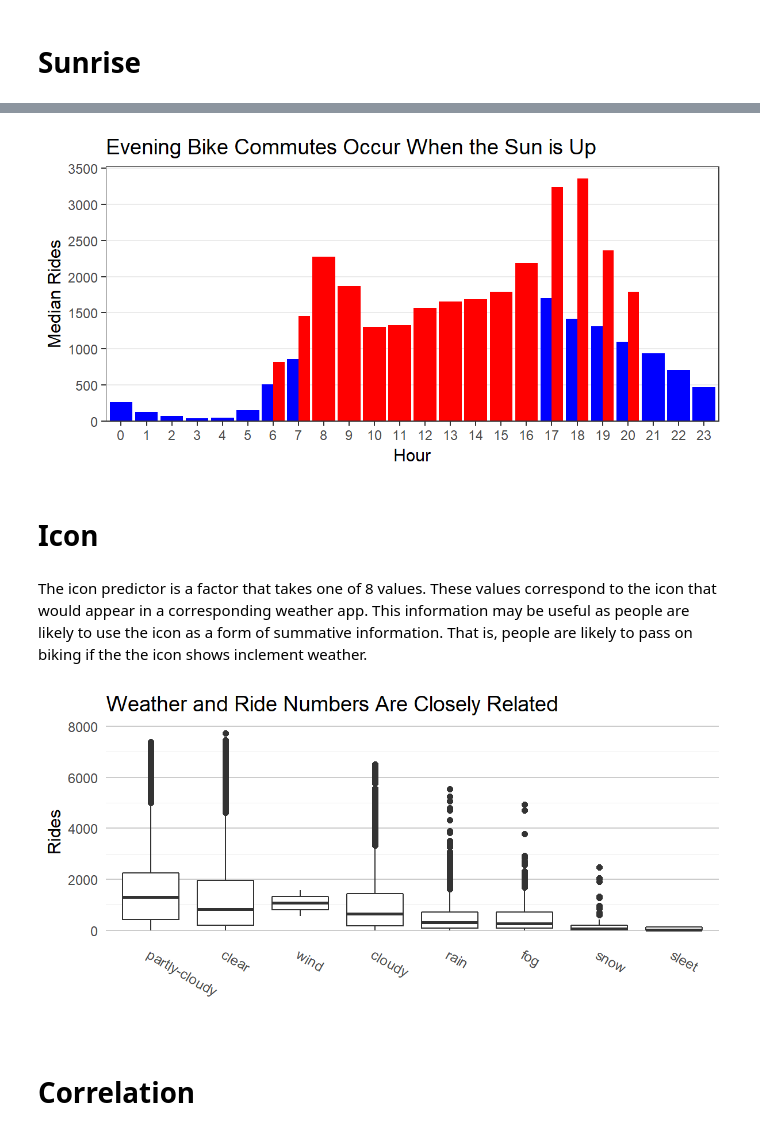
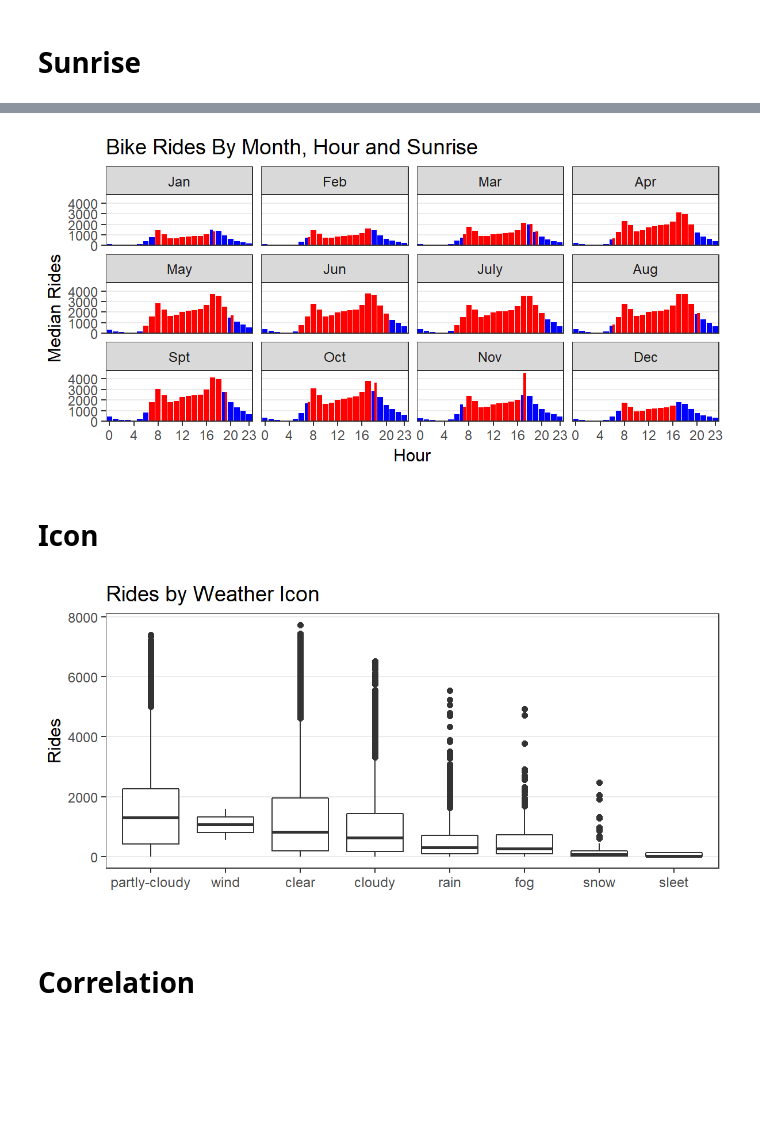
Before and after one commit to brian-w-projects/Citibike-Capstone-Project, a Jupyter notebook: eda/eda_fiddle.ipynb, the cells around one changed output, grey strips where cells are left out. Cells and saved outputs as stored; diff of their text form; code cells hidden in the pictures; blank space fills up the shorter version.

```diff
--- a/eda/eda_fiddle.ipynb
+++ b/eda/eda_fiddle.ipynb
@@ -243,42 +225,58 @@ The plot clearly shows that the evening commute bump only occurs when the sun is
 # %%
 %%R -i train -w 6 -h 3 --units in -r 200
+
+facets <- list(
+    '1'='Jan',
+    '2'='Feb',
+    '3'='Mar',
+    '4'='Apr',
+    '5'='May',
+    '6'='Jun',
+    '7'='July',
+    '8'='Aug',
+    '9'='Spt',
+    '10'='Oct',
+    '11'='Nov',
+    '12'='Dec'
+)
+
+facets_labeller <- function(variable,value){
+  return(facets[value])
+}
+
 train %>%
   mutate(sunrise = as.factor(sunrise),
          hour = as.factor(hour)) %>%
-  group_by(hour, sunrise) %>%
-  summarize(total = median(rides)) %>%
+  group_by(month, hour, sunrise) %>%
+  summarize(total = mean(rides)) %>%
   ggplot(aes(hour, total, fill=sunrise)) +
   geom_bar(position='dodge', stat='identity') +
+  facet_wrap(~month, labeller=facets_labeller) +
   scale_fill_manual(values=c('blue', 'red'), guide=FALSE) +
-  scale_y_continuous(expand=c(0, 0, 0.05, 0), labels=seq(0, 3500, 500), breaks=seq(0, 3500, 500)) +
-  labs(title='Evening Bike Commutes Occur When the Sun is Up',
+  scale_y_continuous(expand=c(0, 0, 0.05, 0), labels=seq(0, 5000, 1000), breaks=seq(0, 5000, 1000)) +
+  scale_x_discrete(breaks = c(0, 4, 8, 12, 16, 20, 23)) +
+  labs(title='Bike Rides By Month, Hour and Sunrise',
        x='Hour',
        y='Median Rides') +
   theme_bw() +
   theme(panel.grid.minor = element_blank(),
         panel.grid.major.x = element_blank())
 # %% [output]
-[figure, old version]
+[figure, new version]
 # %% [markdown]
-<h1>Icon</h1>
+<h1>Icon
-# %% [markdown]
-The icon predictor is a factor that takes one of 8 values. These values correspond to the icon that would appear in a corresponding weather app. This information may be useful as people are likely to use the icon as a form of summative information. That is, people are likely to pass on biking if the the icon shows inclement weather.
 # %%
 %%R -i train -w 6 -h 3 --units in -r 200
+
 train %>%
-  ggplot(aes(forcats::fct_rev(reorder(icon, rides)), rides)) +
+  ggplot(aes(reorder(icon, -rides, median, order=TRUE), rides)) +
   geom_boxplot() +
-  labs(title='Weather and Ride Numbers Are Closely Related',
-       x='',
-       y='Rides') +
+  labs(x='', y='Rides', title='Rides by Weather Icon') +
   theme_bw() +
-  theme(panel.grid.major.x = element_blank(),
-        panel.border = element_blank(),
-        panel.grid.major.y = element_line(color='grey80'),
-        axis.ticks = element_blank(),
-        axis.text.x = element_text(angle=-30, vjust=1, hjust=0))
+  theme(panel.grid.minor = element_blank(),
+        panel.grid.major.x = element_blank())
 # %% [output]
-[figure, old version]
+[figure, new version]
 # %% [markdown]
 <h1>Correlation</h1>
 # %% [markdown]
```
Also changed, not shown: parts of 6 cells of this notebook, 21 other files.
